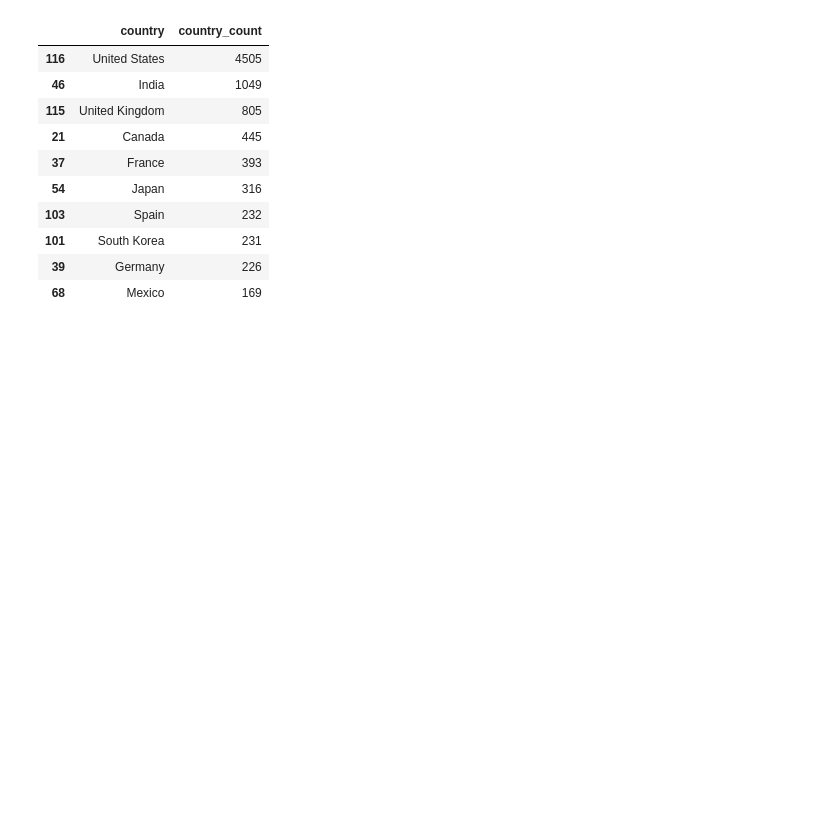
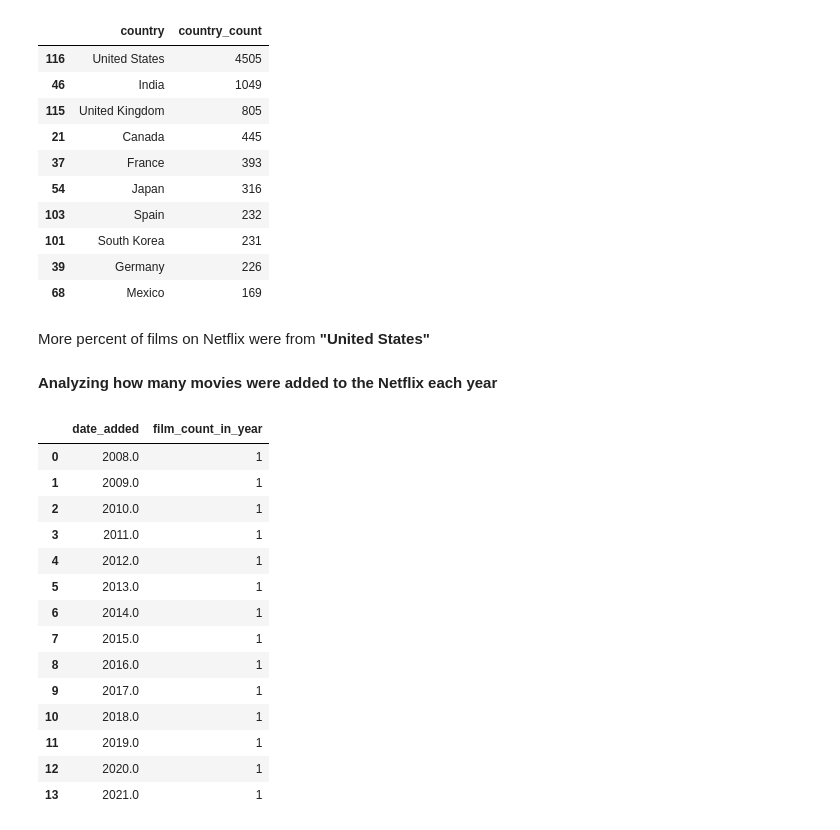
Before and after one commit to pragnakulkarni/Netflix-Movies-and-TV-Shows, a Jupyter notebook: Welcome_To_Colab.ipynb, the cells around one changed output. Cells and saved outputs as stored; diff of their text form; code cells hidden in the pictures; blank space fills up the shorter version.

```diff
--- a/Welcome_To_Colab.ipynb
+++ b/Welcome_To_Colab.ipynb
@@ -391,3 +393,27 @@ top_10_countries
 | 101 | South Korea | 231 |
 | 39 | Germany | 226 |
 | 68 | Mexico | 169 |
+# %% [markdown]
+More percent of films on Netflix were from **"United States"**
+# %% [markdown]
+**Analyzing how many movies were added to the Netflix each year**
+# %%
+films_in_year = netflix_df['date_added'].dt.year.to_frame()
+films_in_year = films_in_year.groupby(x['date_added']).size().reset_index(name = 'film_count_in_year')
+films_in_year
+# %% [output]
+|  | date_added | film_count_in_year |
+| 0 | 2008.0 | 1 |
+| 1 | 2009.0 | 1 |
+| 2 | 2010.0 | 1 |
+| 3 | 2011.0 | 1 |
+| 4 | 2012.0 | 1 |
+| 5 | 2013.0 | 1 |
+| 6 | 2014.0 | 1 |
+| 7 | 2015.0 | 1 |
+| 8 | 2016.0 | 1 |
+| 9 | 2017.0 | 1 |
+| 10 | 2018.0 | 1 |
+| 11 | 2019.0 | 1 |
+| 12 | 2020.0 | 1 |
+| 13 | 2021.0 | 1 |
```
Also changed, not shown: parts of 7 cells of this notebook.
